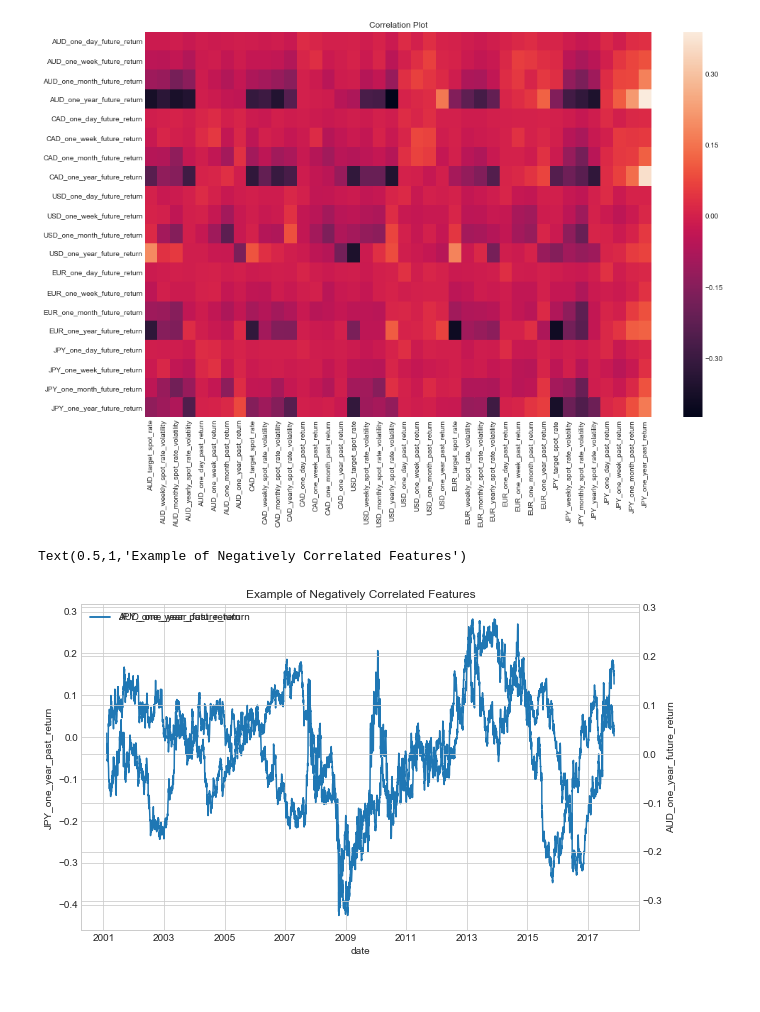
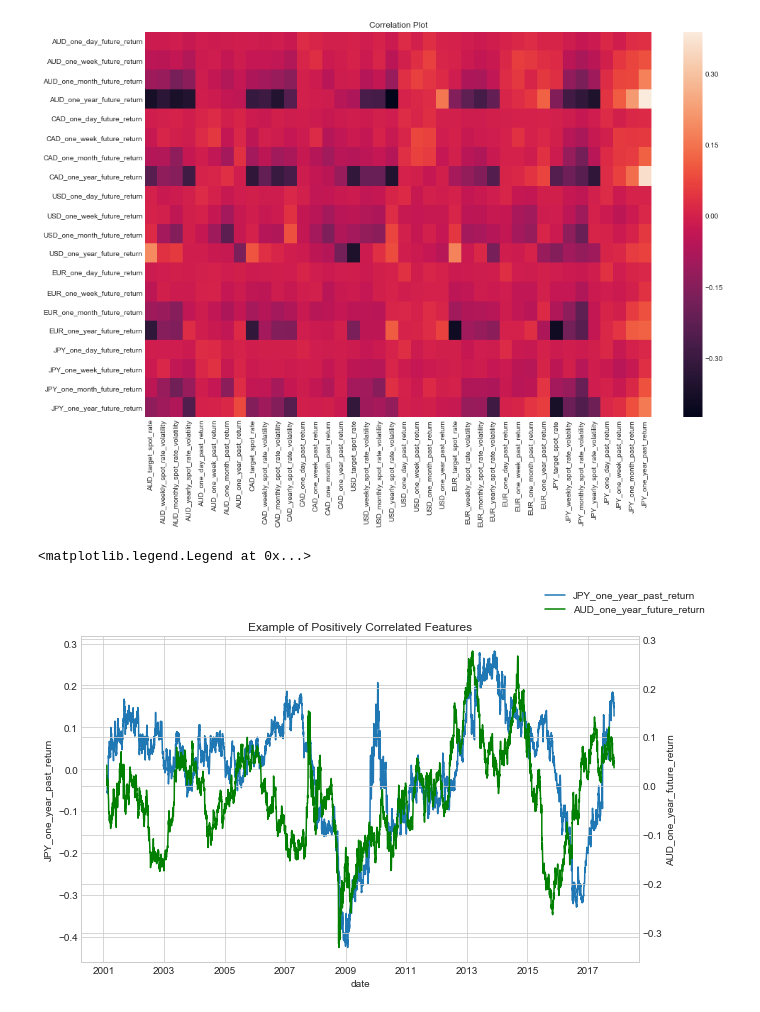
Before and after one commit to JaiPancholi/currency_analysis, a Jupyter notebook: notebooks/EDA.ipynb, the cells around one changed output. Cells and saved outputs as stored; diff of their text form; code cells hidden in the pictures.

```diff
--- a/notebooks/EDA.ipynb
+++ b/notebooks/EDA.ipynb
@@ -169,14 +146,13 @@ Text(0.5,1,'Correlation Plot')
 [figure]
 # %%
 plt.figure(figsize=(10,6))
-ax = sns.lineplot(x='date', y='JPY_one_year_past_return', data=df, label='JPY_one_year_past_return')
+ax = sns.lineplot(x='date', y='JPY_one_year_past_return', data=df, label='JPY_one_year_past_return', legend=False)
 ax2 = ax.twinx()
-ax_2 = sns.lineplot(x='date', y='AUD_one_year_future_return', data=df, label='AUD_one_year_future_return', ax=ax2)
-ax.set_title('Example of Negatively Correlated Features')
-
-# plt.show()
+ax_2 = sns.lineplot(x='date', y='AUD_one_year_future_return', data=df, label='AUD_one_year_future_return', ax=ax2, legend=False, color='g')
+ax.set_title('Example of Positively Correlated Features')
+ax.figure.legend()
 # %% [output]
-Text(0.5,1,'Example of Negatively Correlated Features')
+<matplotlib.legend.Legend at 0x...>
-[figure, old version]
+[figure, new version]
 # %%
 plt.figure(figsize=(10,6))
```
Also changed, not shown: parts of 13 cells of this notebook, 9 other files.
